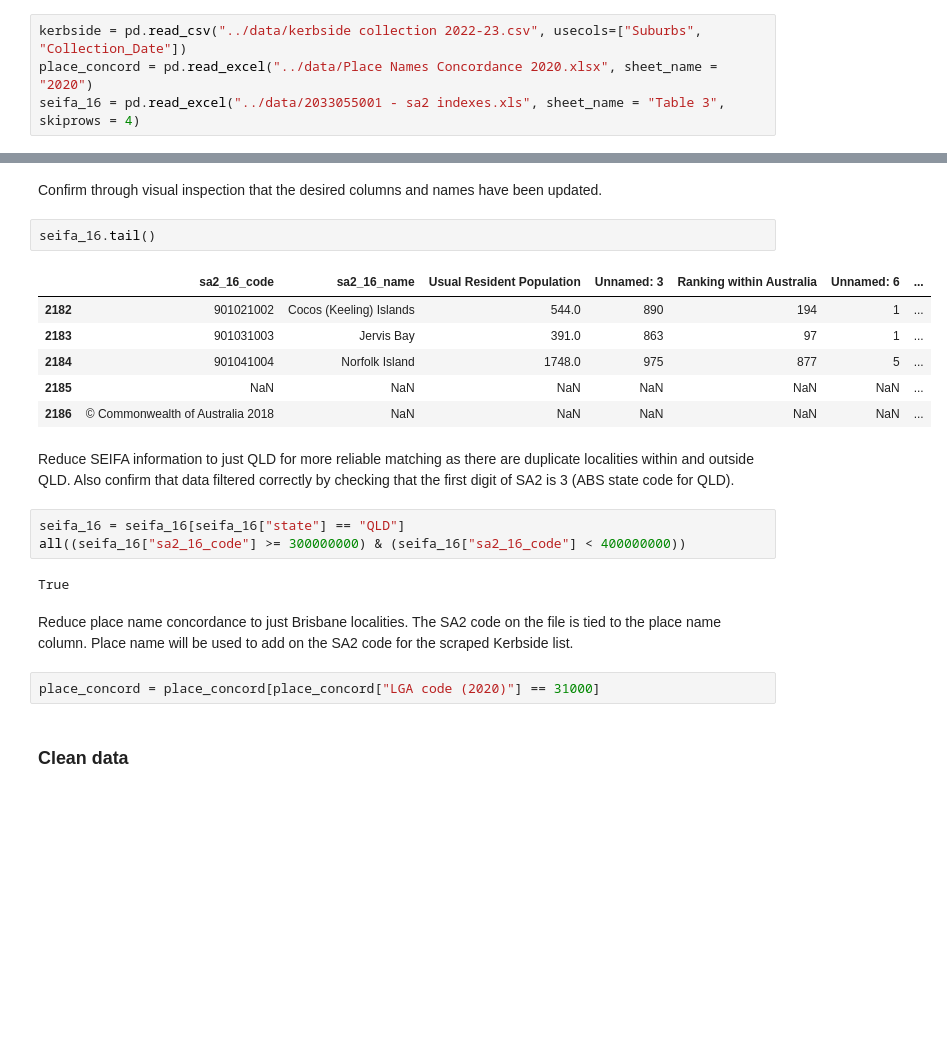
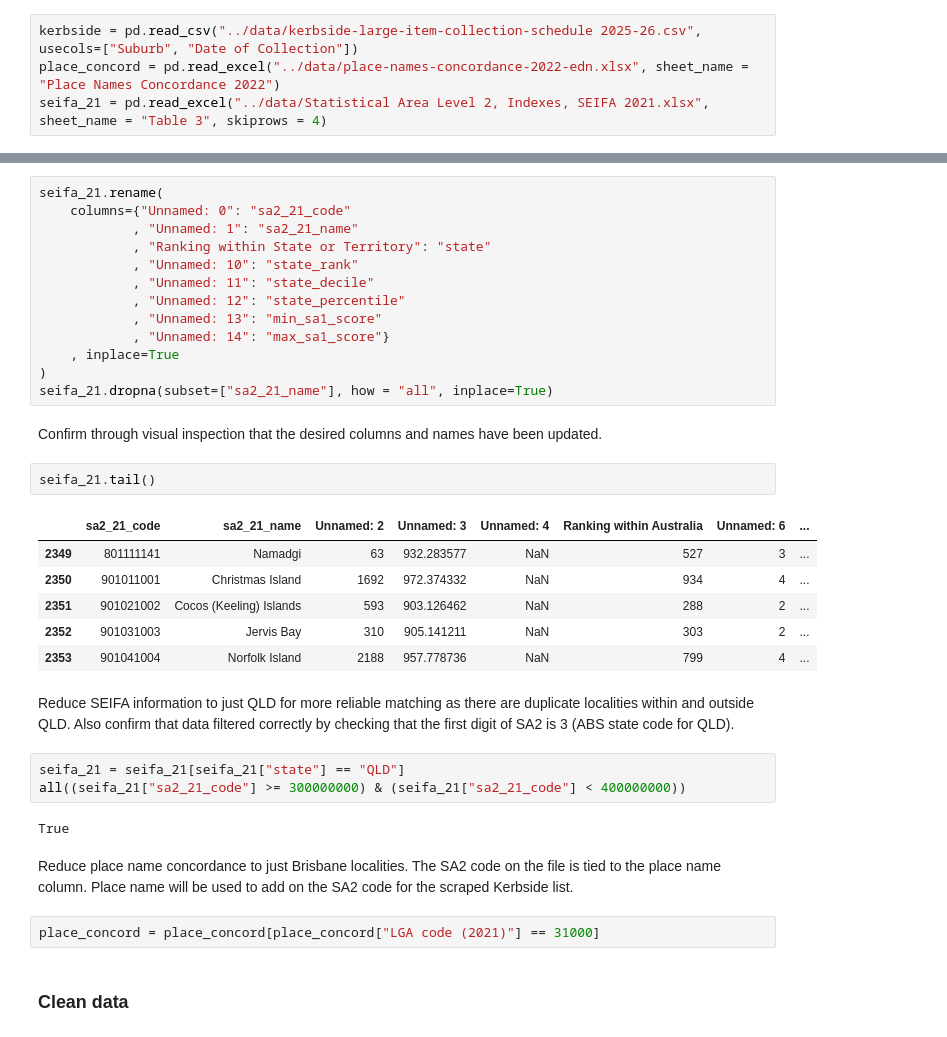
Before and after one commit to aa-schmidt/kerbside, a Jupyter notebook: notebook/Kerbside and SEIFA.ipynb, the cells around one changed output, grey strips where cells are left out. Saved outputs shown, nothing was run; the diff lists cells and outputs as text; blank space fills up the shorter version.

```diff
--- a/notebook/Kerbside and SEIFA.ipynb
+++ b/notebook/Kerbside and SEIFA.ipynb
@@ -12,7 +12,7 @@ Read in data from [Brisbane City Council](https://www.brisbane.qld.gov.au/clean-
 # %%
-kerbside = pd.read_csv("../data/kerbside collection 2022-23.csv", usecols=["Suburbs", "Collection_Date"])
-place_concord = pd.read_excel("../data/Place Names Concordance 2020.xlsx", sheet_name = "2020")
-seifa_16 = pd.read_excel("../data/2033055001 - sa2 indexes.xls", sheet_name = "Table 3", skiprows = 4)
+kerbside = pd.read_csv("../data/kerbside-large-item-collection-schedule 2025-26.csv", usecols=["Suburb", "Date of Collection"])
+place_concord = pd.read_excel("../data/place-names-concordance-2022-edn.xlsx", sheet_name = "Place Names Concordance 2022")
+seifa_21 = pd.read_excel("../data/Statistical Area Level 2, Indexes, SEIFA 2021.xlsx", sheet_name = "Table 3", skiprows = 4)
 # %% [markdown]
 Check data read in as expected
 # %%
@@ -67,24 +58,37 @@ seifa_16.rename(
+# %%
+seifa_21.rename(
+    columns={"Unnamed: 0": "sa2_21_code"
+            , "Unnamed: 1": "sa2_21_name"
+            , "Ranking within State or Territory": "state"
+            , "Unnamed: 10": "state_rank"
+            , "Unnamed: 11": "state_decile"
+            , "Unnamed: 12": "state_percentile"
+            , "Unnamed: 13": "min_sa1_score"
+            , "Unnamed: 14": "max_sa1_score"}
+    , inplace=True
+)
+seifa_21.dropna(subset=["sa2_21_name"], how = "all", inplace=True)
 # %% [markdown]
 Confirm through visual inspection that the desired columns and names have been updated.
 # %%
-seifa_16.tail()
+seifa_21.tail()
 # %% [output]
-|  | sa2_16_code | sa2_16_name | Usual Resident Population | Unnamed: 3 | Ranking within Australia | Unnamed: 6 | ... |
-| 2182 | 901021002 | Cocos (Keeling) Islands | 544.0 | 890 | 194 | 1 | ... |
-| 2183 | 901031003 | Jervis Bay | 391.0 | 863 | 97 | 1 | ... |
-| 2184 | 901041004 | Norfolk Island | 1748.0 | 975 | 877 | 5 | ... |
-| 2185 | NaN | NaN | NaN | NaN | NaN | NaN | ... |
-| 2186 | © Commonwealth of Australia 2018 | NaN | NaN | NaN | NaN | NaN | ... |
+|  | sa2_21_code | sa2_21_name | Unnamed: 2 | Unnamed: 3 | Unnamed: 4 | Ranking within Australia | Unnamed: 6 | ... |
+| 2349 | 801111141 | Namadgi | 63 | 932.283577 | NaN | 527 | 3 | ... |
+| 2350 | 901011001 | Christmas Island | 1692 | 972.374332 | NaN | 934 | 4 | ... |
+| 2351 | 901021002 | Cocos (Keeling) Islands | 593 | 903.126462 | NaN | 288 | 2 | ... |
+| 2352 | 901031003 | Jervis Bay | 310 | 905.141211 | NaN | 303 | 2 | ... |
+| 2353 | 901041004 | Norfolk Island | 2188 | 957.778736 | NaN | 799 | 4 | ... |
 # %% [markdown]
 Reduce SEIFA information to just QLD for more reliable matching as there are duplicate localities within and outside QLD. Also confirm that data filtered correctly by checking that the first digit of SA2 is 3 (ABS state code for QLD).
-# %%
-seifa_16 = seifa_16[seifa_16["state"] == "QLD"]
-all((seifa_16["sa2_16_code"] >= 300000000) & (seifa_16["sa2_16_code"] < 400000000))
-# %% [output]
-True
+# %%
+seifa_21 = seifa_21[seifa_21["state"] == "QLD"]
+all((seifa_21["sa2_21_code"] >= 300000000) & (seifa_21["sa2_21_code"] < 400000000))
+# %% [output]
+True
 # %% [markdown]
 Reduce place name concordance to just Brisbane localities. The SA2 code on the file is tied to the place name column. Place name will be used to add on the SA2 code for the scraped Kerbside list.
 # %%
-place_concord = place_concord[place_concord["LGA code (2020)"] == 31000]
+place_concord = place_concord[place_concord["LGA code (2021)"] == 31000]
 # %% [markdown]
 ### Clean data
```
Also changed, not shown: parts of 26 cells of this notebook.
